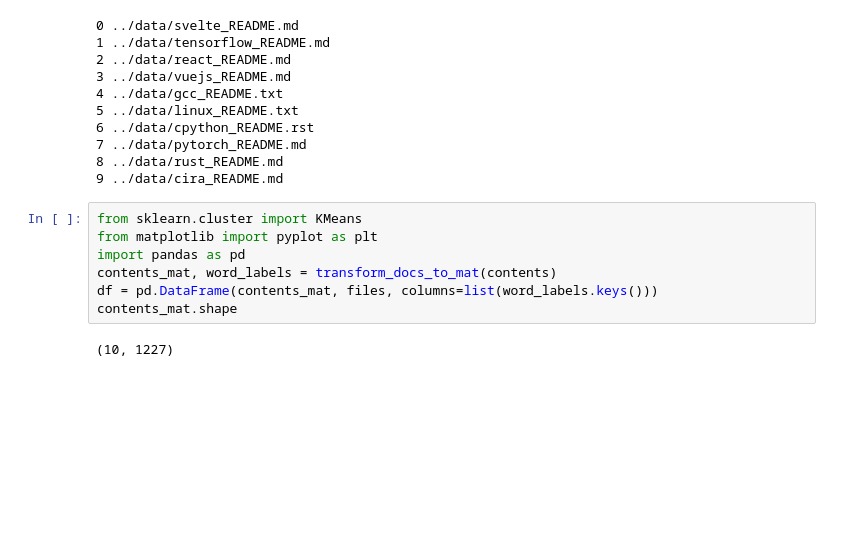
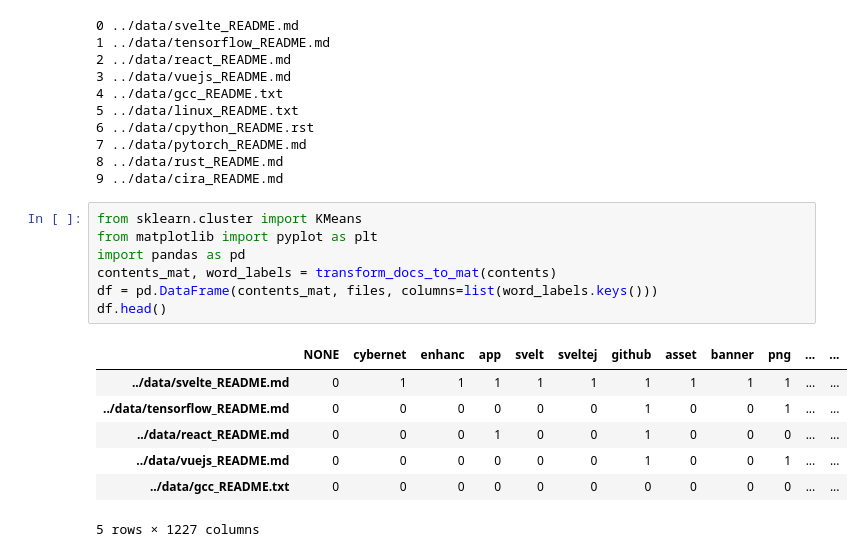
Before and after one commit to AxelGard/seek-ipns, a Jupyter notebook: playground/Kmeans.ipynb, the cells around one changed output. Drawn from its saved outputs; the diff is of its cells as text; blank space fills up the shorter version.

```diff
--- a/playground/Kmeans.ipynb
+++ b/playground/Kmeans.ipynb
@@ -113,12 +113,18 @@ for i, f in enumerate(files):
 # %%
 from sklearn.cluster import KMeans
 from matplotlib import pyplot as plt
 import pandas as pd
 contents_mat, word_labels = transform_docs_to_mat(contents)
 df = pd.DataFrame(contents_mat, files, columns=list(word_labels.keys()))
-contents_mat.shape
+df.head()
 # %% [output]
+|  | NONE | cybernet | enhanc | app | svelt | sveltej | github | asset | banner | png | ... | ... |
+| ../data/svelte_README.md | 0 | 1 | 1 | 1 | 1 | 1 | 1 | 1 | 1 | 1 | ... | ... |
+| ../data/tensorflow_README.md | 0 | 0 | 0 | 0 | 0 | 0 | 1 | 0 | 0 | 1 | ... | ... |
+| ../data/react_README.md | 0 | 0 | 0 | 1 | 0 | 0 | 1 | 0 | 0 | 0 | ... | ... |
+| ../data/vuejs_README.md | 0 | 0 | 0 | 0 | 0 | 0 | 1 | 0 | 0 | 1 | ... | ... |
+| ../data/gcc_README.txt | 0 | 0 | 0 | 0 | 0 | 0 | 0 | 0 | 0 | 0 | ... | ... |
-(10, 1227)
+5 rows × 1227 columns
 # %%
 
 for i in range(len(files)-1):
```
Also changed, not shown: parts of 6 cells of this notebook.
